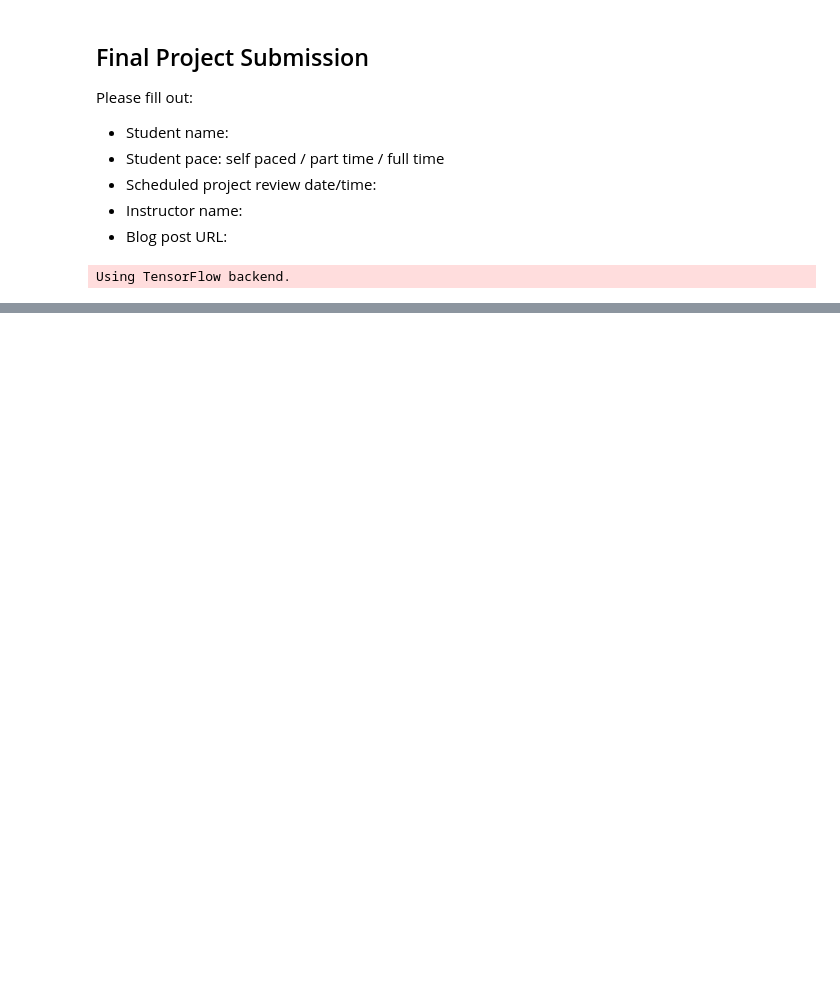
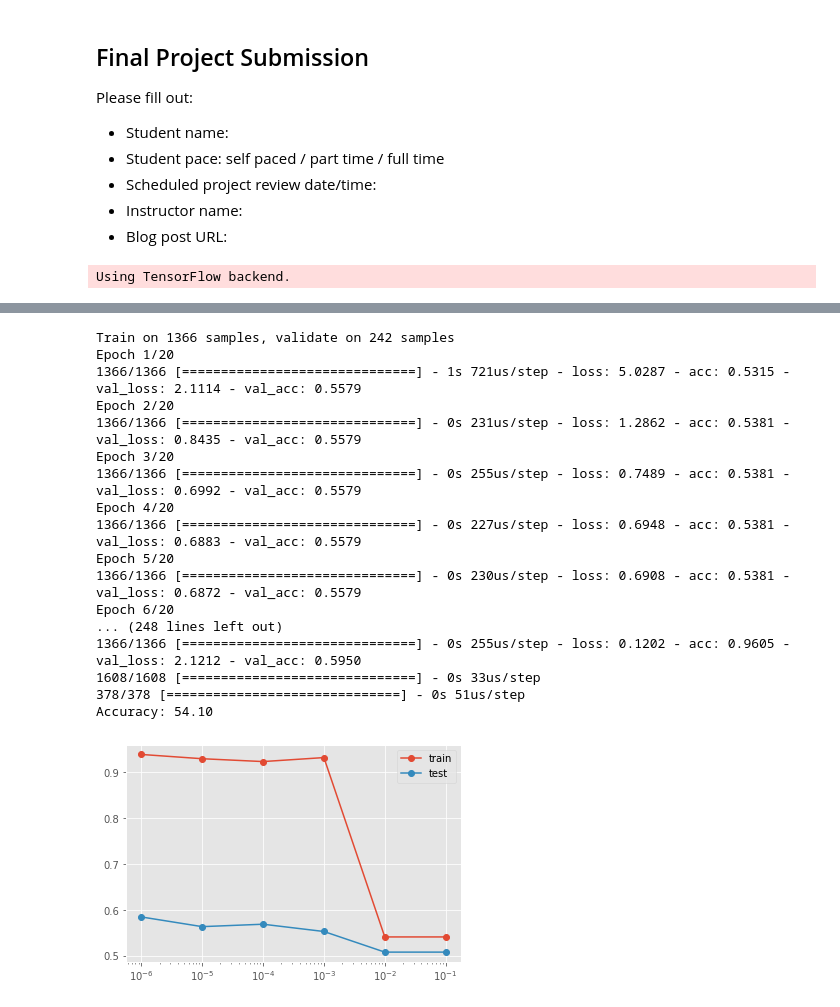
Before and after one commit to eyambaita/dsc-4-final-project-online-ds-pt-100118, a Jupyter notebook: student.ipynb, the cells around one changed output, grey strips where cells are left out. Cells and saved outputs as stored; diff of their text form; code cells hidden in the pictures; blank space fills up the shorter version.

```diff
--- a/student.ipynb
+++ b/student.ipynb
@@ -196,0 +326,62 @@ ValueError: Classification metrics can't handle a mix of continuous-multioutput
+# %%
+#Case 1 continued
+#Checking to see if adjusting the l2 regularization parameter can help improve the calculation
+#optimizing the regularization hyperparameter value using grid search to determine best l2 parameter
+
+#L2 regularization techniques
+#Trying another model to improve accuracy
+from keras import regularizers
+from matplotlib import pyplot
+# load the dataset
+dataset = pd.read_csv('./stocknews/Combined_News_DJIA.csv')
+# split into input (X) and output (y) variables
+# define the keras model
+# grid search values
+values = [1e-1, 1e-2, 1e-3, 1e-4, 1e-5, 1e-6]
+all_train, all_test = list(), list()
+for param in values:
+    model3 = Sequential()
+    model3.add(Dense(64, input_dim=400, activation='relu'))
+    model3.add(Dropout(0.5))
+    model3.add(Dense(48, activation='relu', kernel_regularizer=regularizers.l2(param) ))
+    model3.add(Dropout(0.5))
+    model3.add(Dense(32, activation='relu', kernel_regularizer=regularizers.l2(param)))
+    model3.add(Dropout(0.5))
+    model3.add(Dense(2, activation='softmax'))
+# compile the keras model
+    model3.compile(loss='binary_crossentropy', optimizer='adam', metrics=['accuracy'])
+# fit the keras model on the dataset
+    history1=model3.fit(X_train, Y_train, epochs=20, batch_size=10, validation_split= 0.15)
+#model.fit(X_train, Y_train, nb_epoch=2, batch_size=16, validation_split=0.15)
+# evaluate the keras model
+    _, train_acc = model3.evaluate(X_train, Y_train)
+    _, test_acc = model3.evaluate(X_test, Y_test)
+    print('Accuracy: %.2f' % (accuracy*100))
+    all_train.append(train_acc)
+    all_test.append(test_acc)
+#plotting accuracy
+#pyplot.plot(history.history['acc'], label='train')
+#pyplot.plot(history.history['val_acc'], label='test')
+pyplot.semilogx(values, all_train, label='train', marker='o')
+pyplot.semilogx(values, all_test, label='test', marker='o')
+pyplot.legend()
+pyplot.show()
+# %% [output]
+Train on 1366 samples, validate on 242 samples
+Epoch 1/20
+1366/1366 [==============================] - 1s 721us/step - loss: 5.0287 - acc: 0.5315 - val_loss: 2.1114 - val_acc: 0.5579
+Epoch 2/20
+1366/1366 [==============================] - 0s 231us/step - loss: 1.2862 - acc: 0.5381 - val_loss: 0.8435 - val_acc: 0.5579
+Epoch 3/20
+1366/1366 [==============================] - 0s 255us/step - loss: 0.7489 - acc: 0.5381 - val_loss: 0.6992 - val_acc: 0.5579
+Epoch 4/20
+1366/1366 [==============================] - 0s 227us/step - loss: 0.6948 - acc: 0.5381 - val_loss: 0.6883 - val_acc: 0.5579
+Epoch 5/20
+1366/1366 [==============================] - 0s 230us/step - loss: 0.6908 - acc: 0.5381 - val_loss: 0.6872 - val_acc: 0.5579
+Epoch 6/20
+... (248 lines left out)
+1366/1366 [==============================] - 0s 255us/step - loss: 0.1202 - acc: 0.9605 - val_loss: 2.1212 - val_acc: 0.5950
+1608/1608 [==============================] - 0s 33us/step
+378/378 [==============================] - 0s 51us/step
+Accuracy: 54.10
+[figure, added]
```
Also changed, not shown: parts of 28 cells of this notebook.
